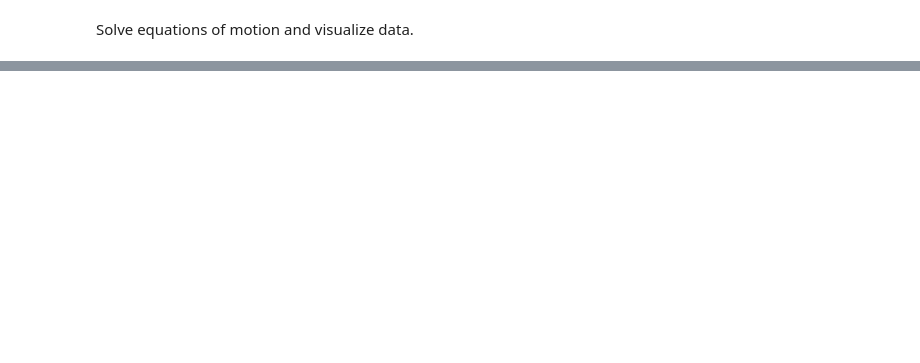
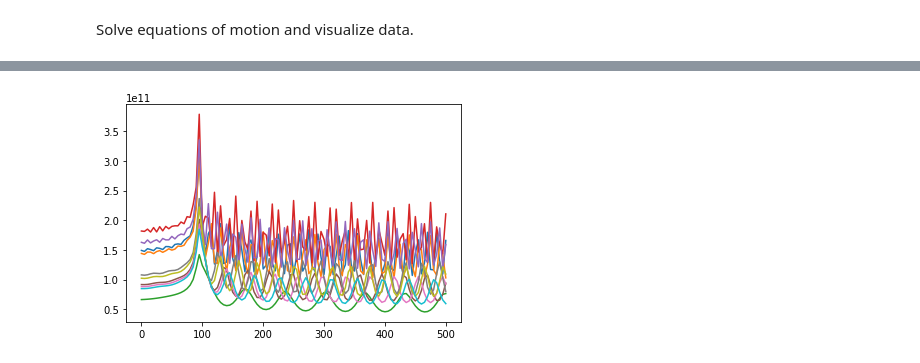
Before and after one commit to elaiah-pshs/galaxy-collision, a Jupyter notebook: Chapter 4 Galaxy Collision Discussion (from book).ipynb, the cells around one changed output, grey strips where cells are left out. Saved outputs shown, nothing was run; the diff lists cells and outputs as text; code cells hidden in the pictures; blank space fills up the shorter version.

```diff
--- a/Chapter 4 Galaxy Collision Discussion (from book).ipynb
+++ b/Chapter 4 Galaxy Collision Discussion (from book).ipynb
@@ -117,4 +113,0 @@ Solving equations of motion for two galaxies (Leapfrog integration)
-# %%
-i = 100
-galcol.show_two_disks_3d(data[i,:,:], galaxies['target']['N_stars'],
-                         [-15,15], [-15,15], [-15,15], t[i], name='two_disks')
@@ -128,0 +127,25 @@ MovieWriter ffmpeg unavailable; using Pillow instead.
+# %%
+# plot_specific_orbital_energy test code
+import matplotlib.pyplot as plt
+
+pos_data = pos_data.to(unit.m)
+m_target = galaxies['target']['mass'].to(unit.kg).value
+m_intruder = galaxies['intruder']['mass'].to(unit.kg).value
+
+for n in sample:
+    orbit = pos_data[:,:,n].transpose()
+    velocity = vel_data[:,:,n].transpose()
+    specific_energies = []
+
+    for i in range(0, 101):
+        d_to_target = math.sqrt((orbit[0][i].value - pos_data[i][0][1].value)**2 + (orbit[1][i].value - pos_data[i][1][1].value)**2 + (orbit[2][i].value - pos_data[i][2][1].value)**2)
+        d_to_intruder = math.sqrt((orbit[0][i].value - pos_data[i][0][0].value)**2 + (orbit[1][i].value - pos_data[i][1][0].value)**2 + (orbit[2][i].value - pos_data[i][2][0].value)**2)
+        current_vel = math.sqrt((velocity[0][i].value)**2 + (velocity[1][i].value)**2 + (velocity[2][i].value)**2)
+        specific_energy = 0.5 * ((current_vel) ** 2) + G.value * m_target / d_to_target + G.value * m_intruder / d_to_intruder
+        specific_energies = np.append(specific_energies, 0.5 * ((current_vel) ** 2) + G.value * m_target / d_to_target + G.value * m_intruder / d_to_intruder)
+
+    plt.plot(t, specific_energies)
+
+plt.show()
+# %% [output]
+[figure, added]
```
Also changed, not shown: parts of 15 cells of this notebook, 2 other files.
